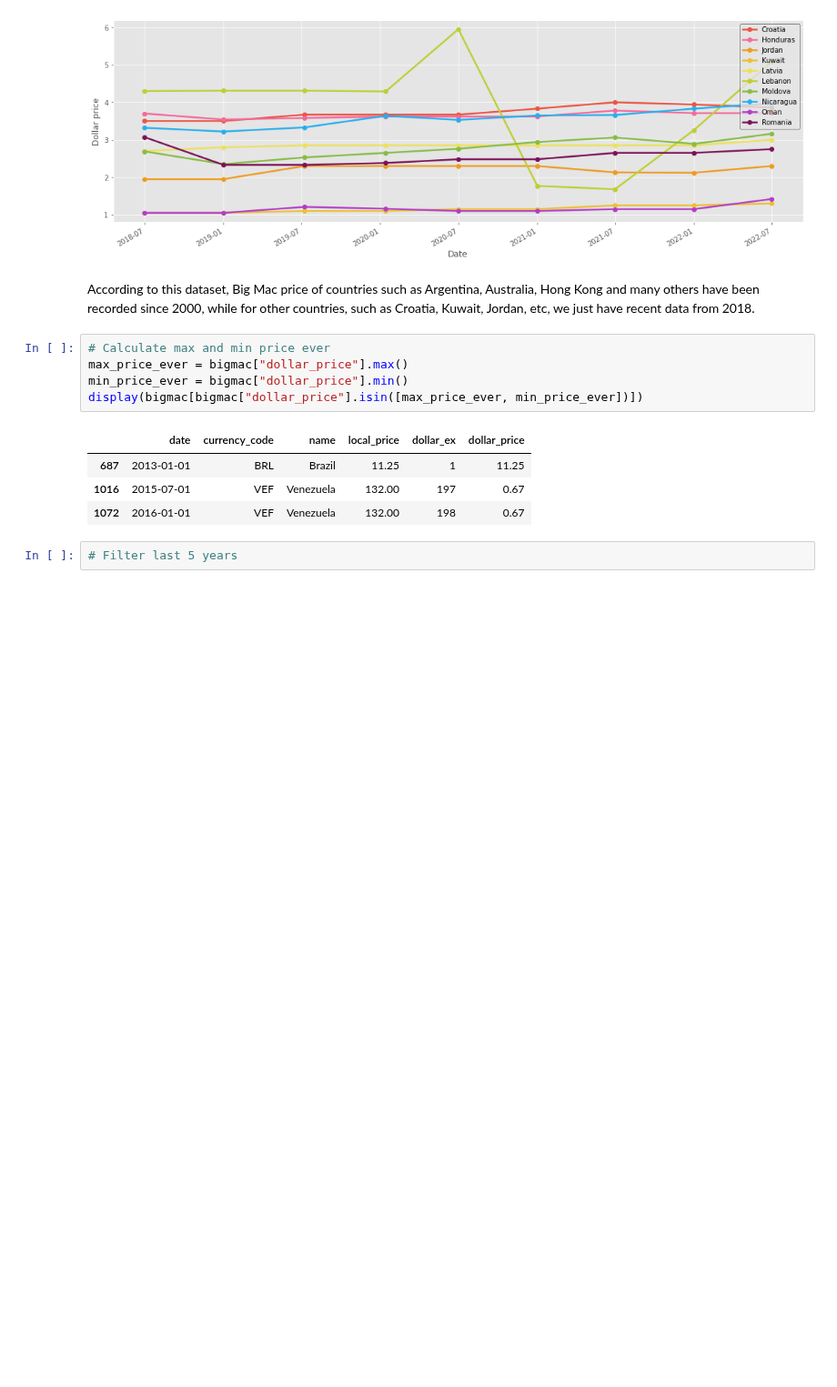
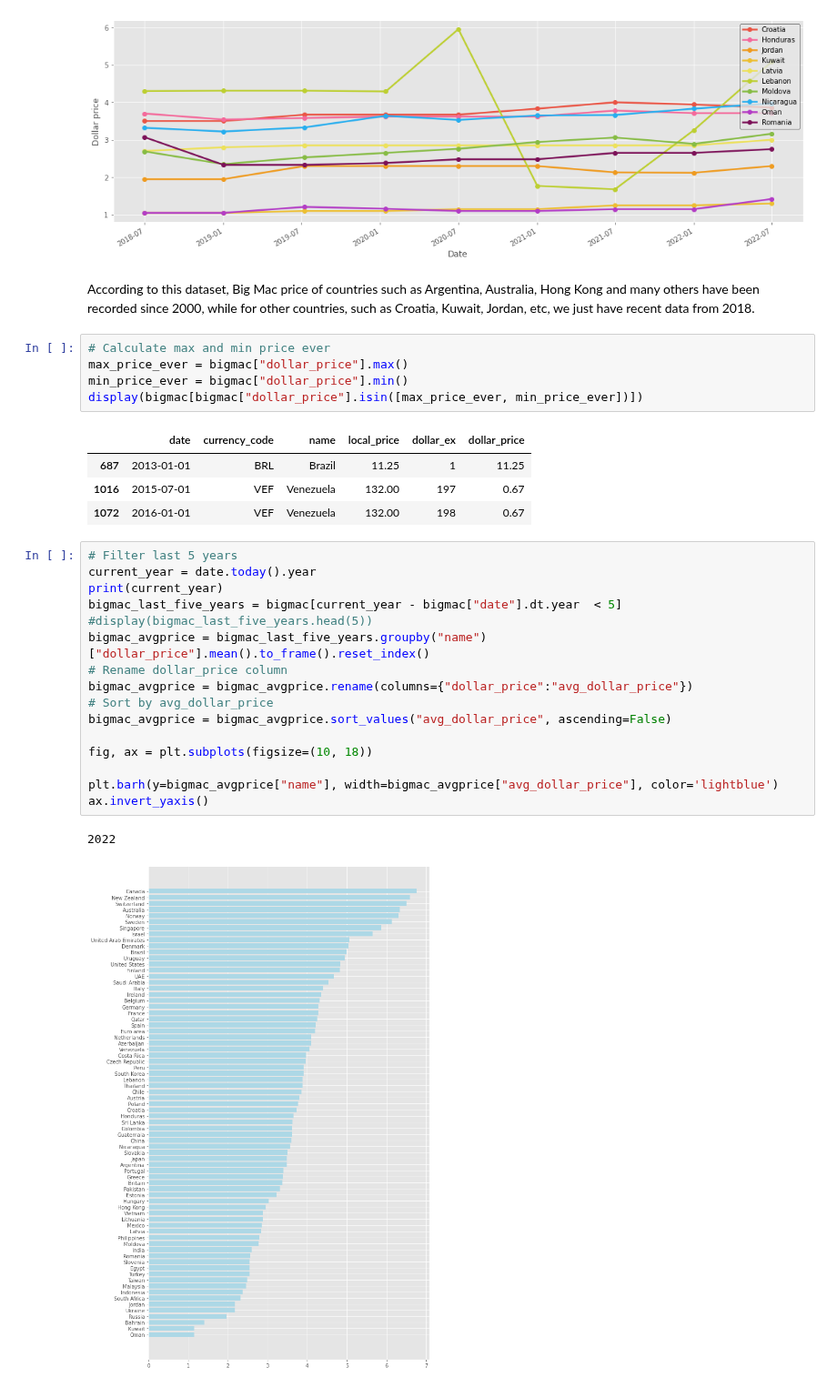
Before and after one commit to mirko-leccese/Big-Mac-Price-Analysis, a Jupyter notebook: BigMac-price-analysis.ipynb, the cells around one changed output. Shown at 91% size. Drawn from its saved outputs; the diff is of its cells as text; blank space fills up the shorter version.

Commit message:
compute avg price per country over last 5 years

```diff
--- a/BigMac-price-analysis.ipynb
+++ b/BigMac-price-analysis.ipynb
@@ -166,5 +166,22 @@ display(bigmac[bigmac["dollar_price"].isin([max_price_ever, min_price_ever])])
 | 687 | 2013-01-01 | BRL | Brazil | 11.25 | 1 | 11.25 |
 | 1016 | 2015-07-01 | VEF | Venezuela | 132.00 | 197 | 0.67 |
 | 1072 | 2016-01-01 | VEF | Venezuela | 132.00 | 198 | 0.67 |
-# %%
-# Filter last 5 years
+# %%
+# Filter last 5 years
+current_year = date.today().year
+print(current_year)
+bigmac_last_five_years = bigmac[current_year - bigmac["date"].dt.year  < 5]
+#display(bigmac_last_five_years.head(5))
+bigmac_avgprice = bigmac_last_five_years.groupby("name")["dollar_price"].mean().to_frame().reset_index()
+# Rename dollar_price column
+bigmac_avgprice = bigmac_avgprice.rename(columns={"dollar_price":"avg_dollar_price"})
+# Sort by avg_dollar_price
+bigmac_avgprice = bigmac_avgprice.sort_values("avg_dollar_price", ascending=False)
+
+fig, ax = plt.subplots(figsize=(10, 18))
+
+plt.barh(y=bigmac_avgprice["name"], width=bigmac_avgprice["avg_dollar_price"], color='lightblue')
+ax.invert_yaxis()
+# %% [output]
+2022
+[figure, added]
```
Also changed, not shown: parts of 1 cell of this notebook.
